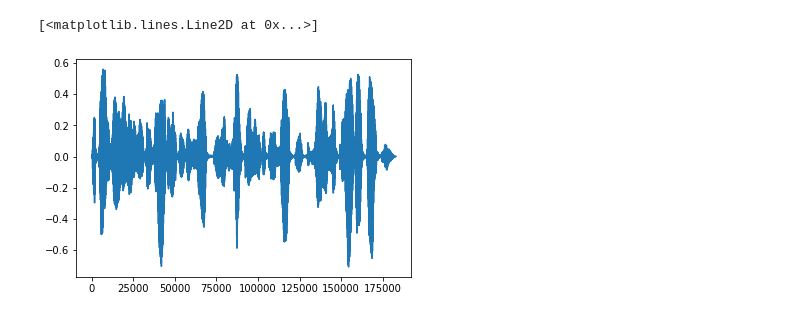
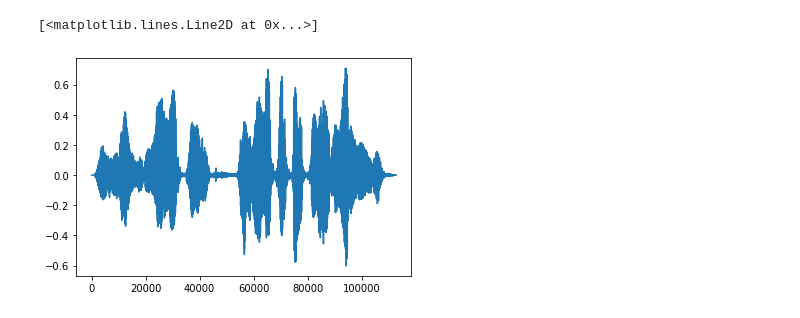
Before and after one commit to kathdevx/emotionalAI, a Jupyter notebook: test_dnn.ipynb, the cells around one changed output. Saved outputs shown, nothing was run; the diff lists cells and outputs as text; code cells hidden in the pictures.

```diff
--- a/test_dnn.ipynb
+++ b/test_dnn.ipynb
@@ -7,0 +7,37 @@ f = sf.SoundFile('/content/a01_1.wav')
+# %%
+anger_dir = '/content/drive/Shareddrives/DNN -  audio files/anger/'
+disgust_dir = '/content/drive/Shareddrives/DNN -  audio files/disgust/'
+fear_dir = '/content/drive/Shareddrives/DNN -  audio files/fear/'
+happiness_dir = '/content/drive/Shareddrives/DNN -  audio files/happiness/'
+sadness_dir = '/content/drive/Shareddrives/DNN -  audio files/sadness/'
+
+dirs = [anger_dir, disgust_dir, fear_dir, happiness_dir, sadness_dir]
+# %%
+import soundfile as sf
+import glob
+anger = []
+disgust = []
+fear = []
+happiness = []
+sadness = []
+
+for direc in dirs:
+    for filename in glob.glob(direc+'*.wav'):
+        if direc == anger_dir:
+            f = sf.SoundFile(filename)
+            anger.append(f)
+        if direc == disgust_dir:
+            f = sf.SoundFile(filename)
+            disgust.append(f)
+        if direc == fear_dir:
+            f = sf.SoundFile(filename)
+            fear.append(f)
+        if direc == happiness_dir:
+            f = sf.SoundFile(filename)
+            happiness.append(f)
+        if direc == sadness_dir:
+            try:
+                f = sf.SoundFile(filename)
+            except RuntimeError:
+                continue
+            sadness.append(f)
@@ -8,7 +47,9 @@ f = sf.SoundFile('/content/a01_1.wav')
 # %%
 import matplotlib.pyplot as plt
-test = f.read()
-plt.plot(test)
+
+test1 = happiness[3]
+
+plt.plot(test1)
 # %% [output]
 [<matplotlib.lines.Line2D at 0x...>]
-[figure, old version]
+[figure, new version]
```
Also changed, not shown: parts of 7 cells of this notebook.
